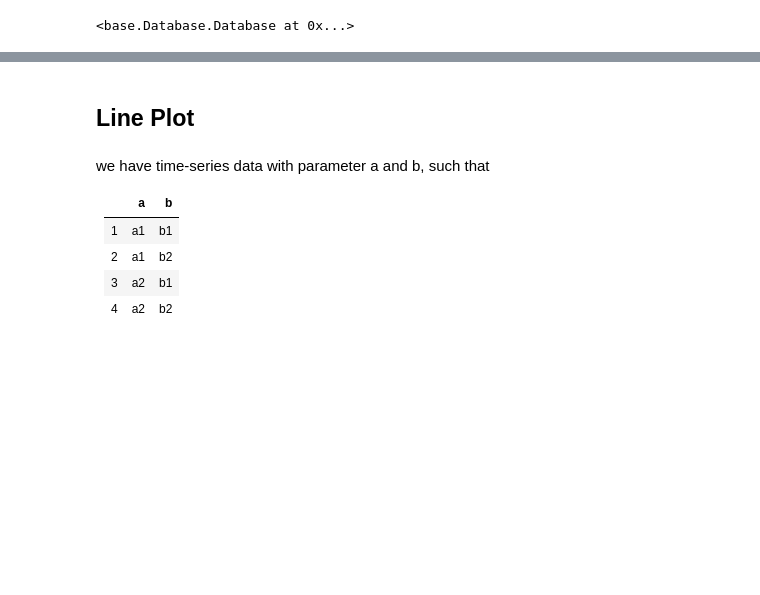
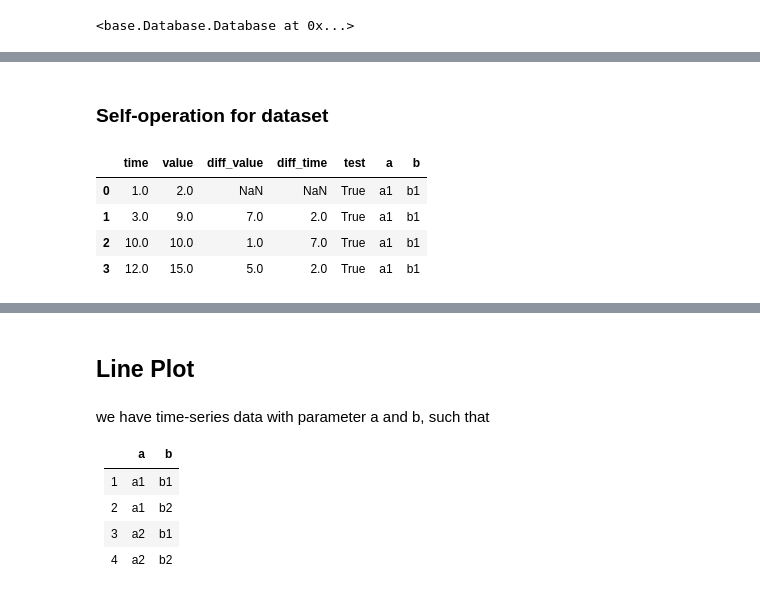
Before and after one commit to nariaki3551/SumExp, a Jupyter notebook: sumexp_expample1/example1.ipynb, the cells around one changed output, grey strips where cells are left out. Saved outputs shown, nothing was run; the diff lists cells and outputs as text; code cells hidden in the pictures; blank space fills up the shorter version.

```diff
--- a/sumexp_expample1/example1.ipynb
+++ b/sumexp_expample1/example1.ipynb
@@ -153,0 +148,17 @@ database.setAll()
+# %% [markdown]
+### Self-operation for dataset
+# %%
+# self-operation; key is dataset
+def add_row(dataset):
+    for data in dataset:
+        data['test'] = True  # add test column
+
+database.operation(add_row)
+# check one dataset
+database[Param(a='a1', b='b1')].toDataFrame()
+# %% [output]
+|  | time | value | diff_value | diff_time | test | a | b |
+| 0 | 1.0 | 2.0 | NaN | NaN | True | a1 | b1 |
+| 1 | 3.0 | 9.0 | 7.0 | 2.0 | True | a1 | b1 |
+| 2 | 10.0 | 10.0 | 1.0 | 7.0 | True | a1 | b1 |
+| 3 | 12.0 | 15.0 | 5.0 | 2.0 | True | a1 | b1 |
```
Also changed, not shown: parts of 22 cells of this notebook, 2 other files.
